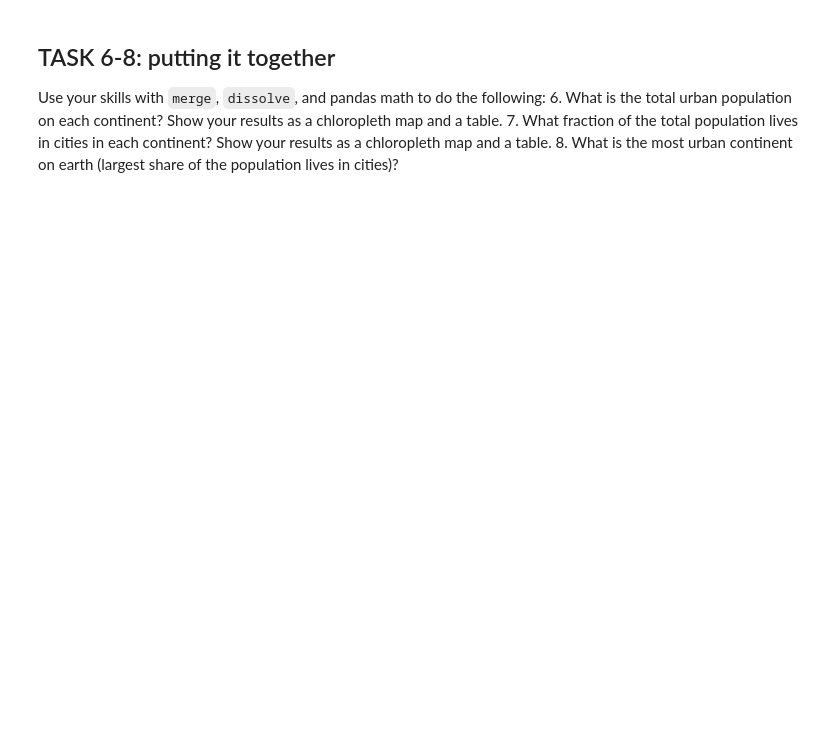
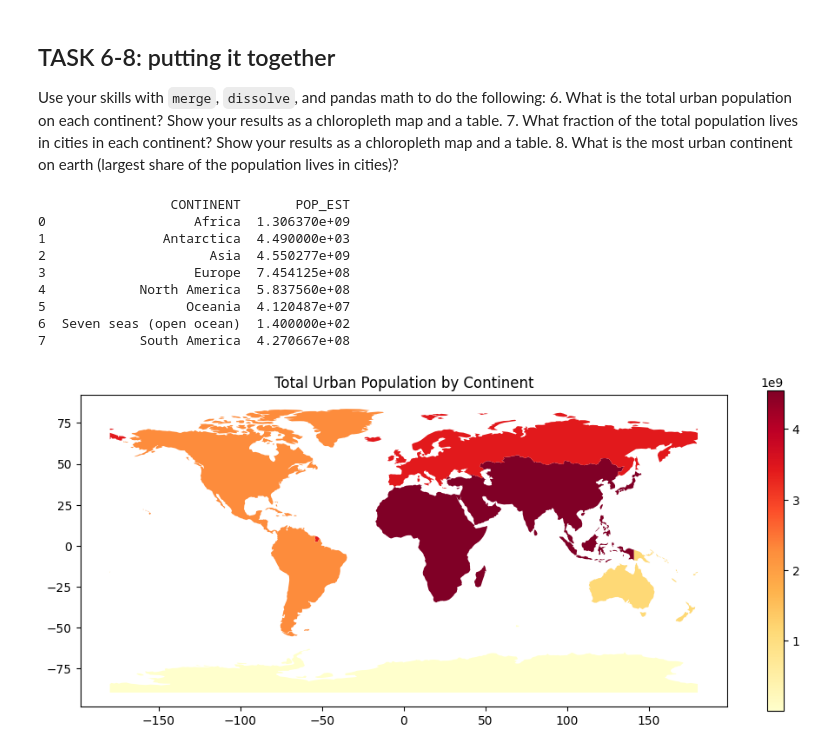
Before and after one commit to LizCarter492/EnvDatSci, a Jupyter notebook: CodeSprints/VectorData101_corrected.ipynb, the cells around one changed output. Saved outputs shown, nothing was run; the diff lists cells and outputs as text; code cells hidden in the pictures; blank space fills up the shorter version.

Commit message:
Vector Data assignment is done.

```diff
--- a/CodeSprints/VectorData101_corrected.ipynb
+++ b/CodeSprints/VectorData101_corrected.ipynb
@@ -660,0 +677,18 @@ continents.head()
+# %%
+# List of total population data without underscores
+total_population = [
+    1523983496,  # Africa
+    5000,        # Antarctica (temporary population)
+    4814196163,  # Asia
+    748083824,   # Europe
+    611000000,   # North America
+    46000000,    # Oceania
+    1500,        # Seven seas (open ocean - temporary population)
+    444000000    # South America
+]
+
+# Add the total population data as a new column 'TOT_POP' to the continents DataFrame
+continents['TOT_POP'] = total_population
+
+# View the updated DataFrame
+continents.head(8)
@@ -672,0 +712,34 @@ Use your skills with `merge`, `dissolve`, and pandas math to do the following:
+# %%
+ # Task 6 code here:
+# Reset the index to ensure 'CONTINENT' is a column
+continents = continents.reset_index()
+
+# Display the total urban population on each continent as a table
+print(continents[['CONTINENT', 'POP_EST']])
+
+# Create the figure and axes with the specified figure size
+fig, ax = plt.subplots(figsize=(12, 8))
+
+# Plot the total urban population by continent as a choropleth map
+continents.plot(column='POP_EST', scheme='quantiles', cmap='YlOrRd', legend=False, ax=ax)
+plt.title("Total Urban Population by Continent")
+
+# Add a color bar using the POP_EST column and adjust its height to match the map
+sm = plt.cm.ScalarMappable(cmap='YlOrRd', norm=plt.Normalize(vmin=continents['POP_EST'].min(), vmax=continents['POP_EST'].max()))
+sm._A = []  # Required for the ScalarMappable
+cbar = fig.colorbar(sm, ax=ax, shrink=0.6)  # Adjust the shrink factor to reduce the color bar height
+#cbar.set_label('Estimated Population')
+
+# Show the plot
+plt.show()
+# %% [output]
+                 CONTINENT       POP_EST
+0                   Africa  1.306370e+09
+1               Antarctica  4.490000e+03
+2                     Asia  4.550277e+09
+3                   Europe  7.454125e+08
+4            North America  5.837560e+08
+5                  Oceania  4.120487e+07
+6  Seven seas (open ocean)  1.400000e+02
+7            South America  4.270667e+08
+[figure, added]
```
Also changed, not shown: parts of 17 cells of this notebook.
